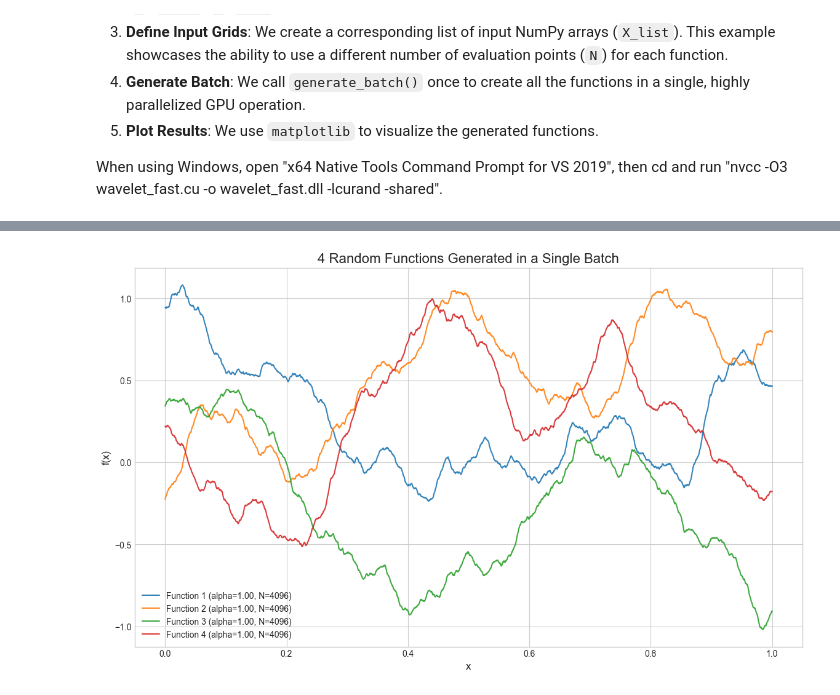
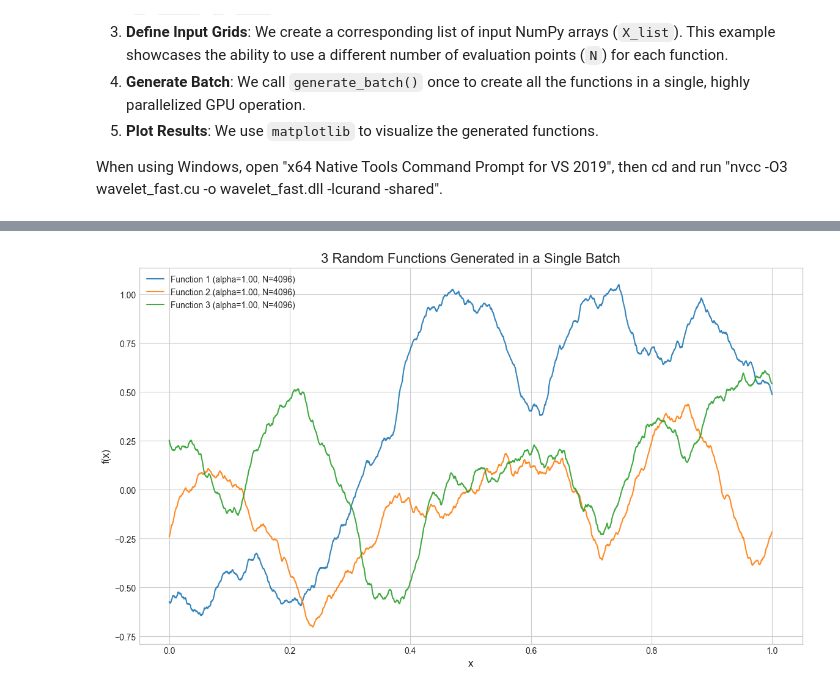
Before and after one commit to tianyima2000/Adaptive_ICL, a Jupyter notebook: plot.ipynb, the cells around one changed output, grey strips where cells are left out. Saved outputs shown, nothing was run; the diff lists cells and outputs as text; code cells hidden in the pictures.

```diff
--- a/plot.ipynb
+++ b/plot.ipynb
@@ -27,34 +80,34 @@ from random_besov import FastWaveletBatchGenerator
 # Define parameters for a batch of 4 functions
 params = {'d': 1, 'alpha': 1, 'J': 12, 'C0': 1.0}
 X_list = []
-num_functions = 4
+num_functions = 3
 for i in range(num_functions):
     X_list.append(np.linspace(0, 1, 4096).reshape(-1, 1))
 
 
 
 # Generate all functions in a single batch call
 random_besov_generator = FastWaveletBatchGenerator(wavelet='db6', cascade_level=8)
 Y_list = random_besov_generator.generate_batch(X_list, params)
 random_besov_generator.cleanup()
 
 
 # Plot the results
 plt.style.use('seaborn-v0_8-whitegrid')
 fig, ax = plt.subplots(figsize=(14, 8))
 
 for i in range(num_functions):
     x_coords = X_list[i].flatten()
     y_coords = Y_list[i]
     alpha_val = params['alpha']
     ax.plot(x_coords, y_coords, label=f'Function {i+1} (alpha={alpha_val:.2f}, N={len(x_coords)})', alpha=0.9)
 
 ax.set_title(f'{num_functions} Random Functions Generated in a Single Batch', fontsize=16)
 ax.set_xlabel('x', fontsize=12)
 ax.set_ylabel('f(x)', fontsize=12)
 ax.legend()
 ax.grid(True)
 plt.show()
 # %% [output]
-[figure, old version]
+[figure, new version]
 # %%
```
Also changed, not shown: parts of 5 cells of this notebook, 1 other file.
